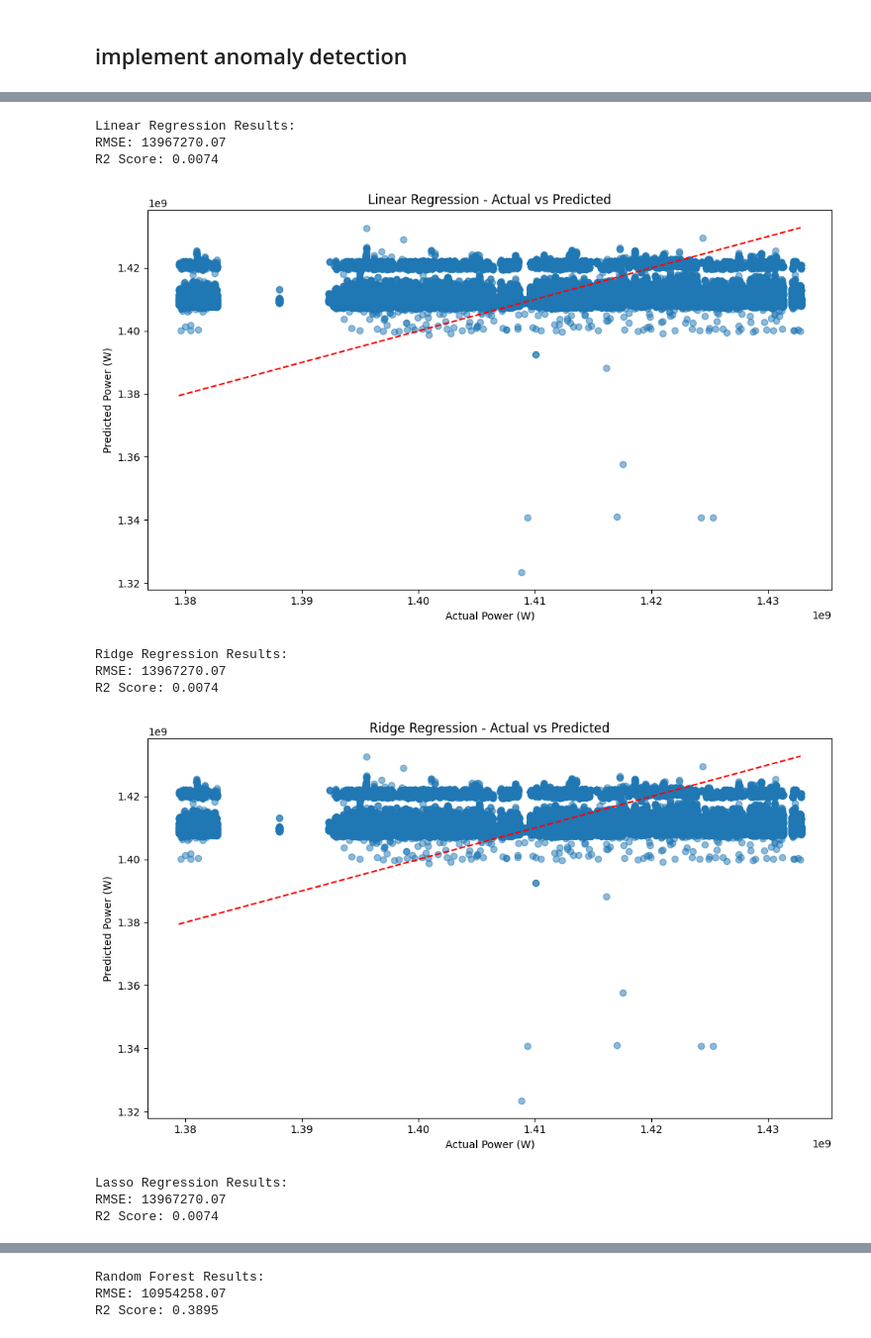
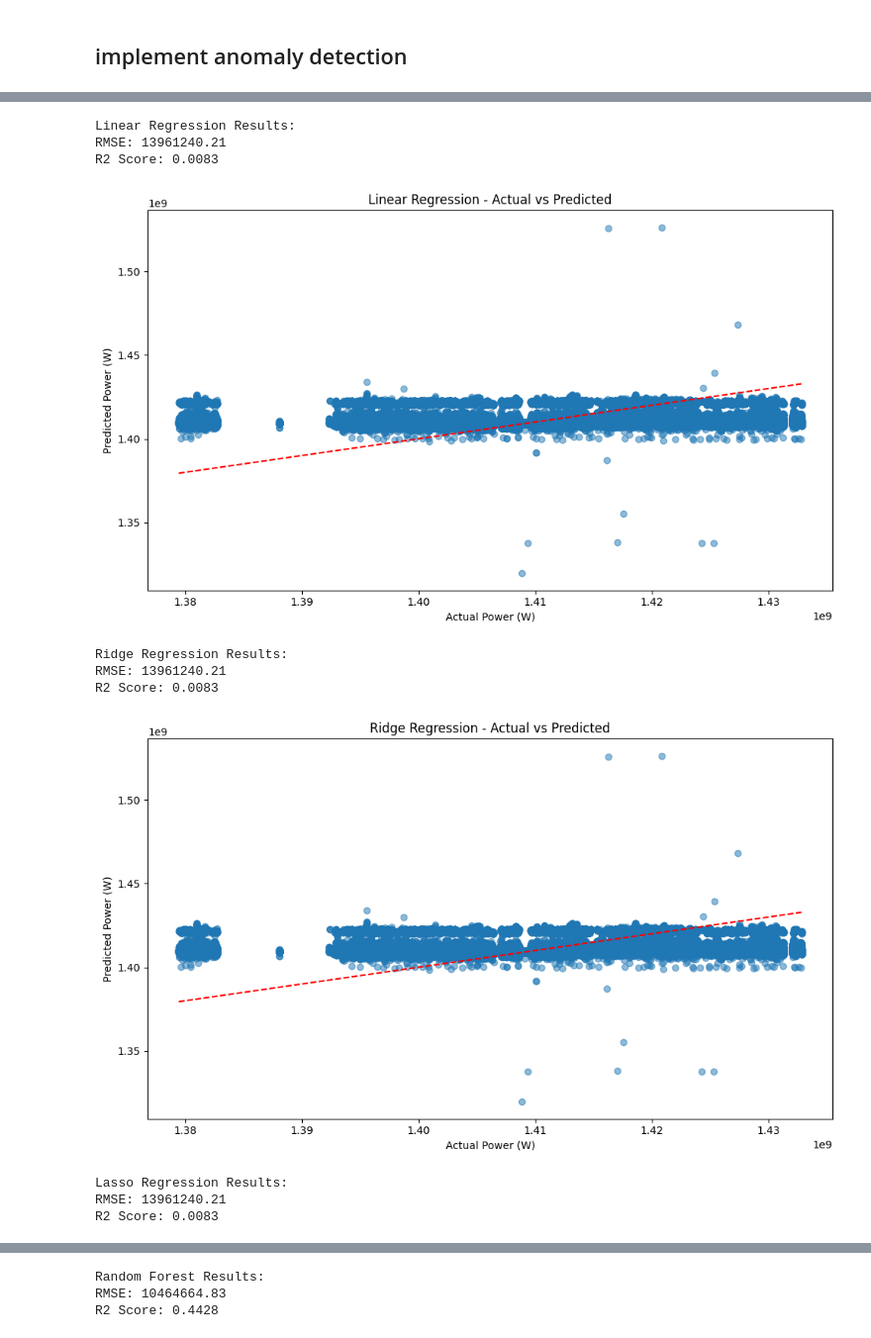
Before and after one commit to Haroonhameed123/anomaly-detection-on-uk-dale, a Jupyter notebook: uk_dale_expo.ipynb, the cells around one changed output, grey strips where cells are left out. Shown at 99% size. Drawn from its saved outputs; the diff is of its cells as text; code cells hidden in the pictures.

```diff
--- a/uk_dale_expo.ipynb
+++ b/uk_dale_expo.ipynb
@@ -154,10 +156,10 @@ plt.show()
 ## analyze daily patterns
 # %%
 # Add hour column for daily analysis
-df['hour'] = df.index.hour
+# by_hours_df['hour'] = by_hours_df.index.hour
 
 # Calculate daily average consumption for each appliance
-daily_avg = df.groupby('hour').mean()
+daily_avg = by_hours_df
 
 # Plot daily patterns for first 5 appliances
 plt.figure(figsize=(15, 8))
@@ -177,9 +206,9 @@ plt.show()
 # %%
 # Add day of week column
-df['day_of_week'] = df.index.dayofweek
+# df['day_of_week'] = df.index.dayofweek
 
 # Calculate weekly average consumption
-weekly_avg = df.groupby('day_of_week').mean()
+weekly_avg = by_weeks_df
 
 # Plot weekly patterns for first 5 appliances
 plt.figure(figsize=(15, 8))
@@ -299,17 +446,0 @@ plt.show()
-# %%
-# Add month column
-df['month'] = df.index.month
-
-# Calculate monthly average consumption
-monthly_avg = df.groupby('month').mean()
-
-# Plot monthly patterns for first 5 appliances
-plt.figure(figsize=(15, 8))
-monthly_avg.iloc[:, :5].plot()
-plt.title('Average Monthly Power Consumption Patterns')
-plt.xlabel('Month')
-plt.ylabel('Average Power (W)')
-plt.grid(True)
-plt.legend(bbox_to_anchor=(1.05, 1), loc='upper left')
-plt.tight_layout()
-plt.show()
@@ -469,13 +621,13 @@ def analyze_time_patterns(df, appliance):
     df['month'] = df.index.month
 
     # Calculate average consumption by hour
-    hourly_avg = df.groupby('hour')[appliance].mean()
+    hourly_avg =by_hours_df
 
     # Calculate average consumption by day of week
-    daily_avg = df.groupby('day_of_week')[appliance].mean()
+    daily_avg = by_weeks_df
 
     # Calculate average consumption by month
-    monthly_avg = df.groupby('month')[appliance].mean()
+    monthly_avg = by_months_df
 
     # Plot patterns
     fig, (ax1, ax2, ax3) = plt.subplots(3, 1, figsize=(15, 12))
@@ -530,34 +689,35 @@ def detect_anomalies(df, appliance, threshold=3):
 # %%
 # Example usage
 # Select target appliance and input appliances
-target_appliance = df.columns[0]  # First appliance
-input_appliances = df.columns[1:6]  # Next 5 appliances
+target_appliance = df_with_aggregate.columns[0]  # First appliance
+input_appliances = df_with_aggregate.columns[1:11]  # Next 5 appliances
+
 
 # Prepare data for modeling
 X_train, X_test, y_train, y_test = prepare_data_for_modeling(
-    df, target_appliance, input_appliances
+    df_with_aggregate, target_appliance, input_appliances
 )
 
 # Evaluate models
 results = evaluate_models(X_train, X_test, y_train, y_test)
 
 # Analyze dependencies
 importance = analyze_appliance_dependencies(df, target_appliance, input_appliances)
 
 # Analyze time patterns
 analyze_time_patterns(df, target_appliance)
 
 # Detect anomalies
 detect_anomalies(df, target_appliance)
 # %% [output]
 Linear Regression Results:
-RMSE: 13967270.07
-R2 Score: 0.0074
+RMSE: 13961240.21
+R2 Score: 0.0083
-[figure, old version]
+[figure, new version]
 Ridge Regression Results:
-RMSE: 13967270.07
-R2 Score: 0.0074
+RMSE: 13961240.21
+R2 Score: 0.0083
-[figure, old version]
+[figure, new version]
 Lasso Regression Results:
-RMSE: 13967270.07
-R2 Score: 0.0074
+RMSE: 13961240.21
+R2 Score: 0.0083
@@ -565,3 +725,3 @@ R2 Score: 0.0074
 Random Forest Results:
-RMSE: 10954258.07
-R2 Score: 0.3895
+RMSE: 10464664.83
+R2 Score: 0.4428
```
Also changed, not shown: parts of 26 cells of this notebook.
